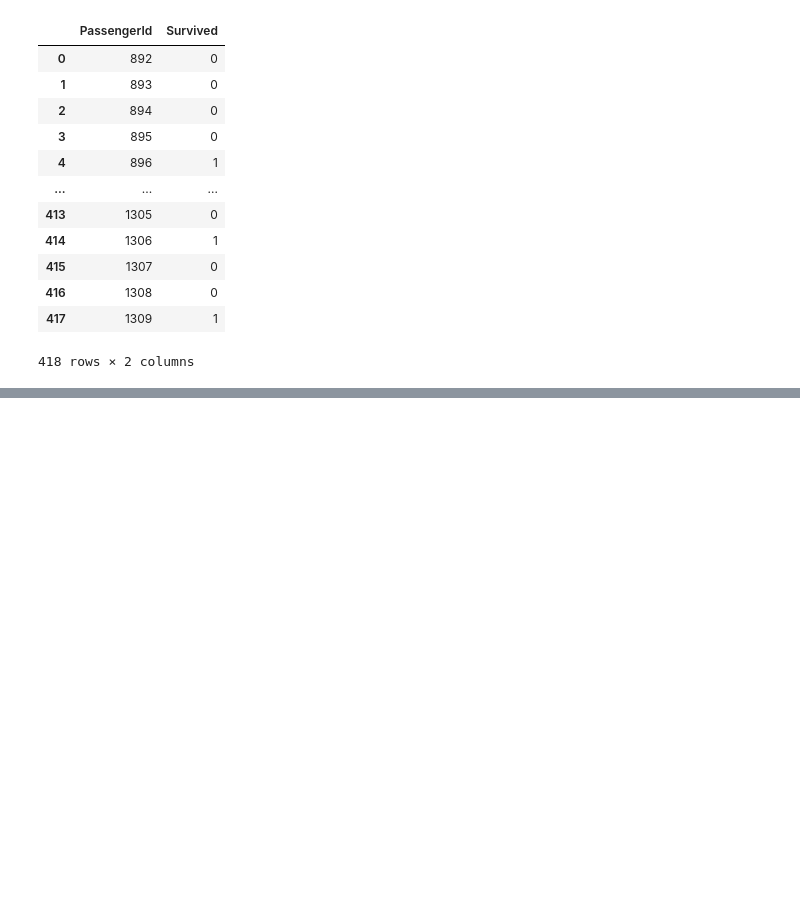
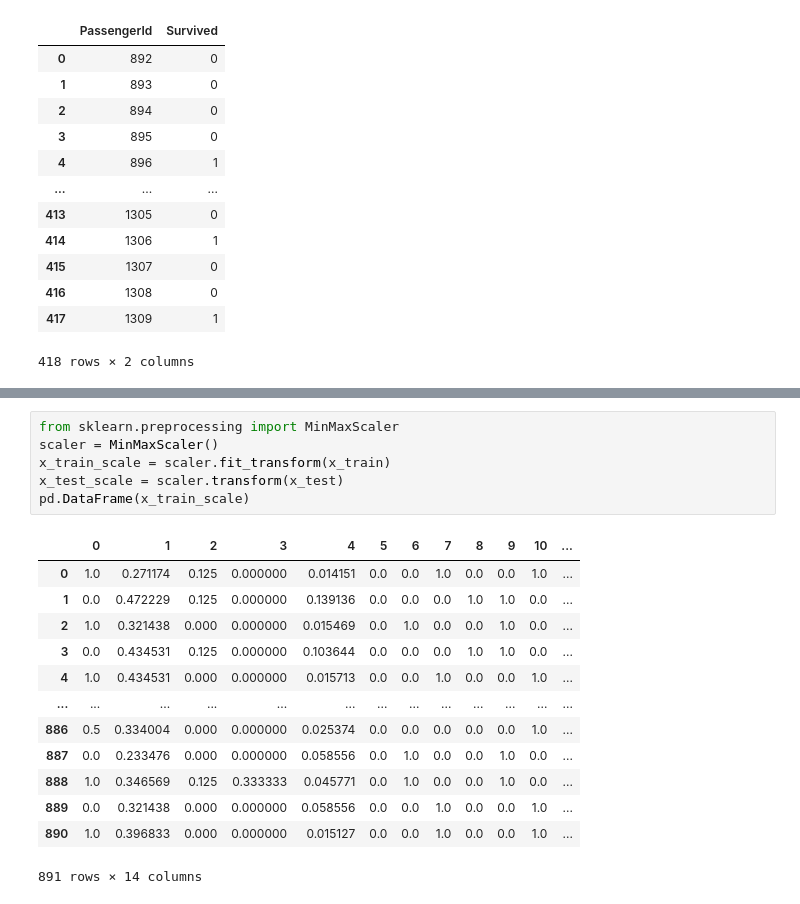
Before and after one commit to Elwing-Chou/ximenml, a Jupyter notebook: titanic.ipynb, the cells around one changed output, grey strips where cells are left out. Cells and saved outputs as stored; diff of their text form; blank space fills up the shorter version.

```diff
--- a/titanic.ipynb
+++ b/titanic.ipynb
@@ -215,0 +237,20 @@ result
+# %%
+from sklearn.preprocessing import MinMaxScaler
+scaler = MinMaxScaler()
+x_train_scale = scaler.fit_transform(x_train)
+x_test_scale = scaler.transform(x_test)
+pd.DataFrame(x_train_scale)
+# %% [output]
+|  | 0 | 1 | 2 | 3 | 4 | 5 | 6 | 7 | 8 | 9 | 10 | ... |
+| 0 | 1.0 | 0.271174 | 0.125 | 0.000000 | 0.014151 | 0.0 | 0.0 | 1.0 | 0.0 | 0.0 | 1.0 | ... |
+| 1 | 0.0 | 0.472229 | 0.125 | 0.000000 | 0.139136 | 0.0 | 0.0 | 0.0 | 1.0 | 1.0 | 0.0 | ... |
+| 2 | 1.0 | 0.321438 | 0.000 | 0.000000 | 0.015469 | 0.0 | 1.0 | 0.0 | 0.0 | 1.0 | 0.0 | ... |
+| 3 | 0.0 | 0.434531 | 0.125 | 0.000000 | 0.103644 | 0.0 | 0.0 | 0.0 | 1.0 | 1.0 | 0.0 | ... |
+| 4 | 1.0 | 0.434531 | 0.000 | 0.000000 | 0.015713 | 0.0 | 0.0 | 1.0 | 0.0 | 0.0 | 1.0 | ... |
+| ... | ... | ... | ... | ... | ... | ... | ... | ... | ... | ... | ... | ... |
+| 886 | 0.5 | 0.334004 | 0.000 | 0.000000 | 0.025374 | 0.0 | 0.0 | 0.0 | 0.0 | 0.0 | 1.0 | ... |
+| 887 | 0.0 | 0.233476 | 0.000 | 0.000000 | 0.058556 | 0.0 | 1.0 | 0.0 | 0.0 | 1.0 | 0.0 | ... |
+| 888 | 1.0 | 0.346569 | 0.125 | 0.333333 | 0.045771 | 0.0 | 1.0 | 0.0 | 0.0 | 1.0 | 0.0 | ... |
+| 889 | 0.0 | 0.321438 | 0.000 | 0.000000 | 0.058556 | 0.0 | 0.0 | 1.0 | 0.0 | 0.0 | 1.0 | ... |
+| 890 | 1.0 | 0.396833 | 0.000 | 0.000000 | 0.015127 | 0.0 | 0.0 | 1.0 | 0.0 | 0.0 | 1.0 | ... |
+891 rows × 14 columns
```
Also changed, not shown: parts of 3 cells of this notebook.
